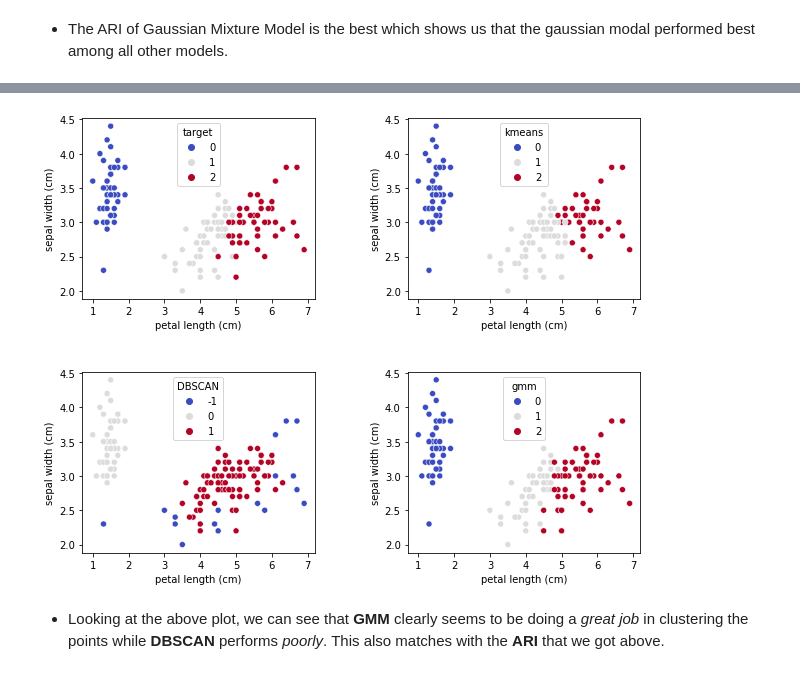
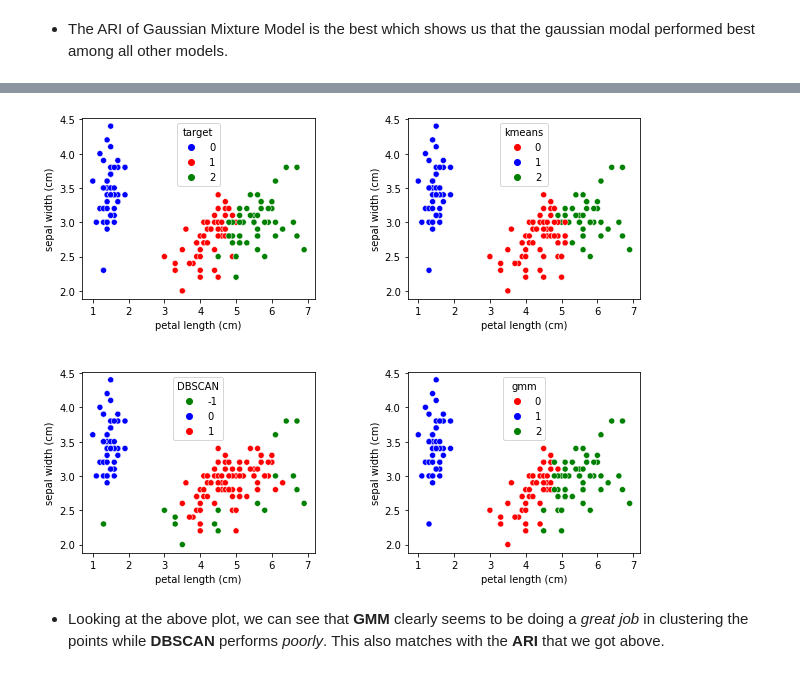
Before and after one commit to AlphaGamer5/Unsupervised-Learning-on-Iris-Dataset, a Jupyter notebook: IrisDataset.ipynb, the cells around one changed output, grey strips where cells are left out. Cells and saved outputs as stored; diff of their text form; code cells hidden in the pictures.

```diff
--- a/IrisDataset.ipynb
+++ b/IrisDataset.ipynb
@@ -173,20 +173,20 @@ Xcopy.head()
 #### Variables
 f1 = 'petal length (cm)'
 f2 = 'sepal width (cm)'
-palette = 'coolwarm'
+palette = [{0: 'blue', 1: 'red', 2: 'green'}, {0: 'red', 1: 'blue', 2: 'green'}, { 0: 'red', 1: 'blue', 2: 'green'}, {0: 'blue', 1: 'red', -1: 'green'}]
 # %%
 fig = plt.figure(figsize=(10,8))
 fig.subplots_adjust(hspace=0.4, wspace=0.4)
 ax = fig.add_subplot(2, 2, 1)
-sns.scatterplot(data=Xcopy,x=f1,y=f2,hue='target',ax=ax, palette=palette)
+sns.scatterplot(data=Xcopy,x=f1,y=f2,hue='target',ax=ax, palette=palette[0])
 ax = fig.add_subplot(2, 2, 2)
-sns.scatterplot(data=Xcopy,x=f1,y=f2,hue='kmeans',ax=ax, palette=palette)
+sns.scatterplot(data=Xcopy,x=f1,y=f2,hue='kmeans',ax=ax, palette=palette[2])
 ax = fig.add_subplot(2, 2, 3)
-sns.scatterplot(data=Xcopy,x=f1,y=f2,hue='DBSCAN',ax=ax, palette=palette)
+sns.scatterplot(data=Xcopy,x=f1,y=f2,hue='DBSCAN',ax=ax, palette=palette[-1])
 ax = fig.add_subplot(2, 2, 4)
-sns.scatterplot(data=Xcopy,x=f1,y=f2,hue='gmm',ax=ax, palette=palette)
+sns.scatterplot(data=Xcopy,x=f1,y=f2,hue='gmm',ax=ax, palette=palette[1])
 plt.show()
 # %% [output]
-[figure, old version]
+[figure, new version]
 # %% [markdown]
 - Looking at the above plot, we can see that **GMM** clearly seems to be doing a *great job* in clustering the points while **DBSCAN** performs *poorly*. This also matches with the **ARI** that we got above.
```
Also changed, not shown: parts of 5 cells of this notebook.
